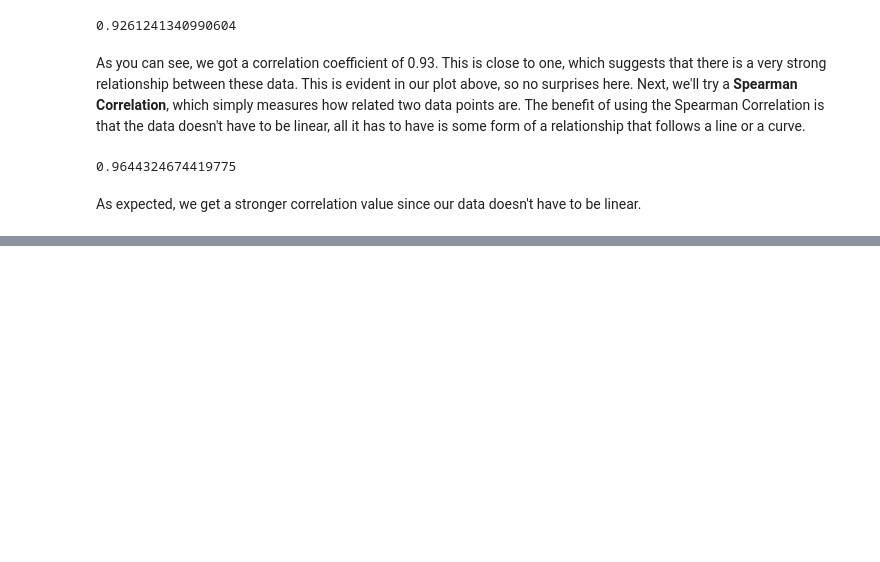
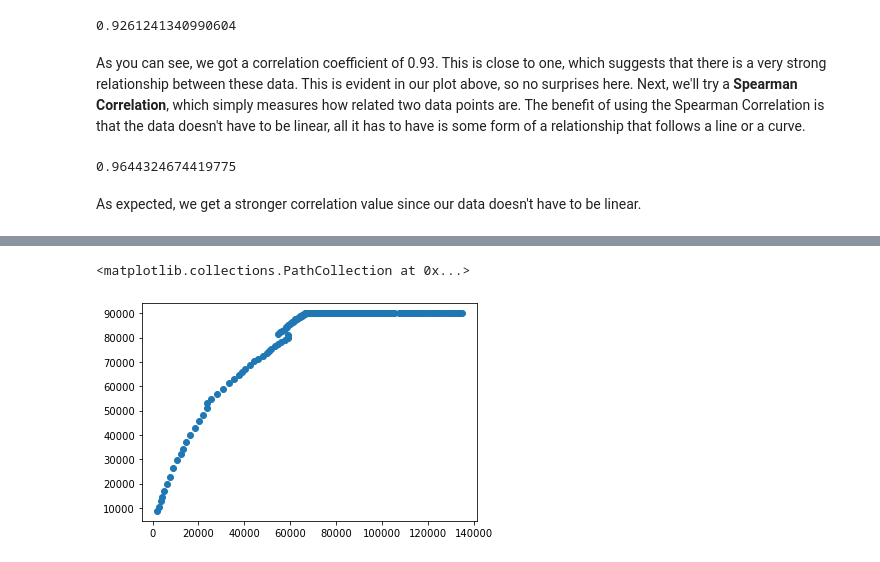
Before and after one commit to Sci-Teens/ecology-program, a Jupyter notebook: lessons/4_introduction_to_statistical_testing.ipynb, the cells around one changed output, grey strips where cells are left out. Cells and saved outputs as stored; diff of their text form; code cells hidden in the pictures; blank space fills up the shorter version.

```diff
--- a/lessons/4_introduction_to_statistical_testing.ipynb
+++ b/lessons/4_introduction_to_statistical_testing.ipynb
@@ -167,0 +174,7 @@ As expected, we get a stronger correlation value since our data doesn't have to
+# %%
+# TODO: Create a scatterplot of recovered patients and hospitalized patients in New York
+# *Hint*: We want to see the cumulative hospitalizations, not the daily hospitalizations
+plt.scatter(new_york_data['recovered'], new_york_data['hospitalizedCumulative'])
+# %% [output]
+<matplotlib.collections.PathCollection at 0x...>
+[figure, added]
```
Also changed, not shown: parts of 8 cells of this notebook.
